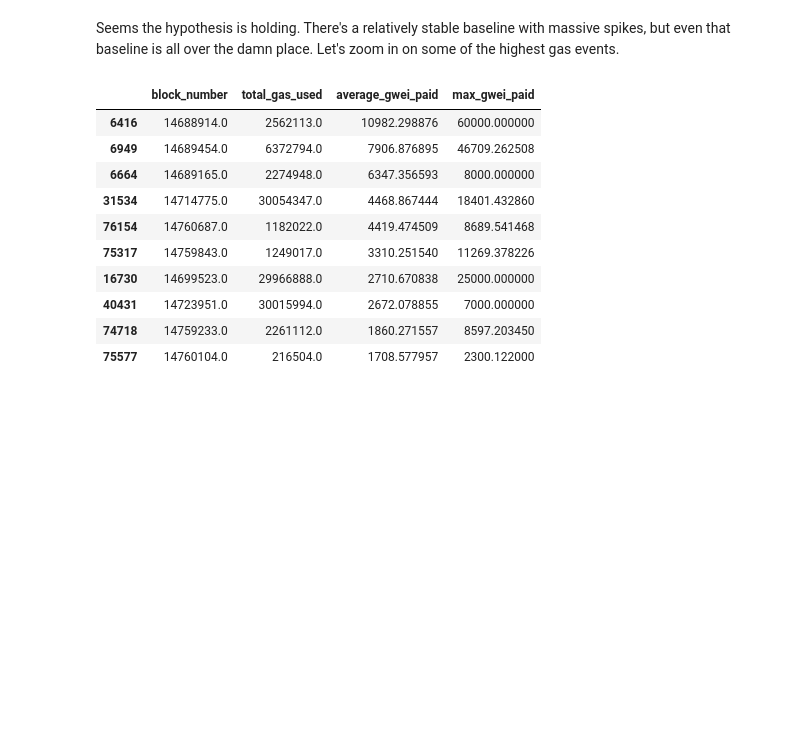
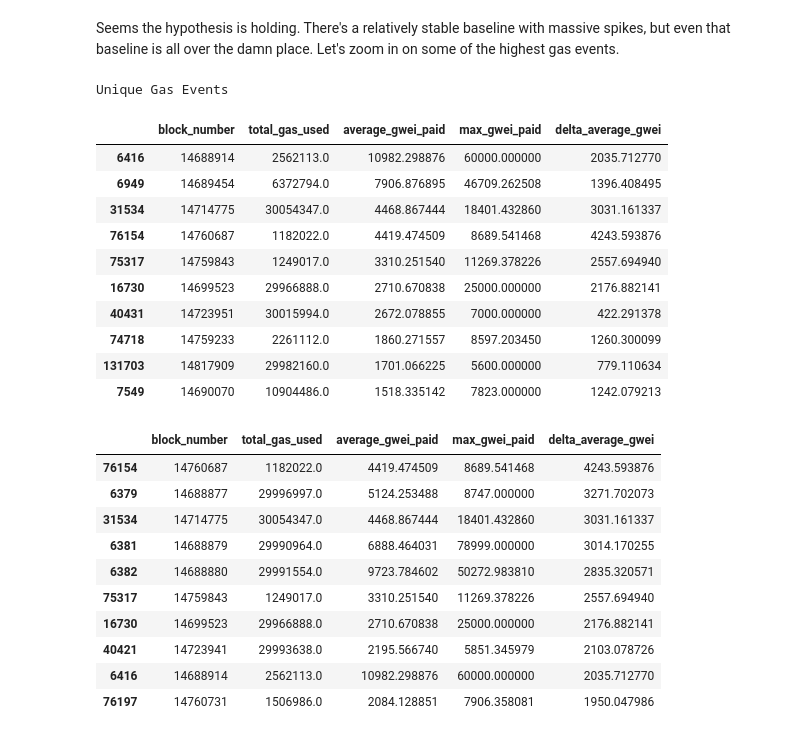
Before and after one commit to kalverra/crazed-nft-fans, a Jupyter notebook: analysis/gas_trends.ipynb, the cells around one changed output. Cells and saved outputs as stored; diff of their text form; code cells hidden in the pictures; blank space fills up the shorter version.

```diff
--- a/analysis/gas_trends.ipynb
+++ b/analysis/gas_trends.ipynb
@@ -17,40 +17,47 @@ from ydata_profiling import ProfileReport
 
 gas_data = pd.read_csv('2022-04-30-to-2022-06-01.csv')
 gas_data['block_number'] = gas_data['block_number'].astype(int)
-sorted_gas_data = gas_data.sort_values(by="average_gwei_paid", ascending=False)
+gas_data["delta_average_gwei"] = gas_data["average_gwei_paid"].diff()
+gas_data_gwei_sorted = gas_data.sort_values(by="average_gwei_paid", ascending=False)
+gas_data_delta_sorted = gas_data.sort_values(by="delta_average_gwei", ascending=False)
 
 # Uncomment to get a nice HTML overview of the data. The data has already been cleaned, and has a lot of extremes.
 # profile = ProfileReport(ethereum_gas_data, title="Profiling Report")
 # profile.to_notebook_iframe()
+
+## Average Gwei Paid by Block chart
 
 # Calculate the 99th percentile
 percentile_99 = np.percentile(gas_data['average_gwei_paid'], 99)
 
 fig, agpb = plt.subplots(figsize=(12, 6))
 
-# Create the line chart
 line = agpb.plot(gas_data['block_number'], gas_data['average_gwei_paid'], color='black')
 
 # Color points above the 95th percentile
 above_99 = gas_data['average_gwei_paid'] > percentile_99
 agpb.scatter(gas_data.loc[above_99, 'block_number'], gas_data.loc[above_99, 'average_gwei_paid'], color='red', s=5)
 
-# Set labels and title
 agpb.set_xlabel('Block Number')
 agpb.set_ylabel('Average Gwei Paid')
 agpb.set_title('Average Gwei Paid by Block')
 
-gas_data["delta_average_gwei"] = gas_data["average_gwei_paid"].diff()
+## Delta Average Gwei Paid by Block chart
 
-# Set the figure size
 fig, delta = plt.subplots(figsize=(12, 6))
 delta.set_xlabel('Block Number')
 delta.set_ylabel('Delta Average Gwei Paid')
 delta.set_title('Delta Average Gwei Paid by Block')
+delta.plot(gas_data['block_number'], gas_data['delta_average_gwei'], color='black')
 
-# Create the line chart
-delta.plot(gas_data['block_number'], gas_data['delta_average_gwei'], color='black')
-# Display the plot
+## Gas Used by Block chart
+
+fig, gas_used = plt.subplots(figsize=(12, 6))
+gas_used.set_xlabel('Block Number')
+gas_used.set_ylabel('Gas Used')
+gas_used.set_title('Gas Used by Block')
+gas_used.plot(gas_data['block_number'], gas_data['total_gas_used'], color='black')
+
 plt.show()
 # %% [output]
 [figure]
@@ -59,34 +67,49 @@ plt.show()
 Seems the hypothesis is holding. There's a relatively stable baseline with massive spikes, but even that baseline is all over the damn place. Let's zoom in on some of the highest gas events.
 # %%
 num_highlighted = 10
-block_buffer = 250
+block_buffer = 500
 highlighted_blocks_list = []
 
 # Build out our highlighted blocks, which we want to focus on individual events, and often the largest gas events are
 # highly clustered.
 # Note: I'm pretty sure that this is a naive and inefficient way to do this, but we only need a few highlights, so fuck it.
-for i, high_gas_block in sorted_gas_data.iterrows():
+for i, high_gas_block in gas_data_gwei_sorted.iterrows():
     if not any(abs(high_gas_block['block_number'] - selected_row['block_number']) <= block_buffer for selected_row in highlighted_blocks_list):
         # Add the current row to the selected rows list
         highlighted_blocks_list.append(high_gas_block)
     if len(highlighted_blocks_list) >= num_highlighted:
         break
 
 highlighted_blocks = pd.DataFrame(highlighted_blocks_list)
 highlighted_blocks['block_number'] = highlighted_blocks['block_number'].astype(int)
+print("Unique Gas Events")
 display(highlighted_blocks)
+
+gas_data_delta_sorted.head(10)
 # %% [output]
+Unique Gas Events
-|  | block_number | total_gas_used | average_gwei_paid | max_gwei_paid |
-| 6416 | 14688914.0 | 2562113.0 | 10982.298876 | 60000.000000 |
-| 6949 | 14689454.0 | 6372794.0 | 7906.876895 | 46709.262508 |
-| 6664 | 14689165.0 | 2274948.0 | 6347.356593 | 8000.000000 |
-| 31534 | 14714775.0 | 30054347.0 | 4468.867444 | 18401.432860 |
-| 76154 | 14760687.0 | 1182022.0 | 4419.474509 | 8689.541468 |
-| 75317 | 14759843.0 | 1249017.0 | 3310.251540 | 11269.378226 |
-| 16730 | 14699523.0 | 29966888.0 | 2710.670838 | 25000.000000 |
-| 40431 | 14723951.0 | 30015994.0 | 2672.078855 | 7000.000000 |
-| 74718 | 14759233.0 | 2261112.0 | 1860.271557 | 8597.203450 |
-| 75577 | 14760104.0 | 216504.0 | 1708.577957 | 2300.122000 |
+|  | block_number | total_gas_used | average_gwei_paid | max_gwei_paid | delta_average_gwei |
+| 6416 | 14688914 | 2562113.0 | 10982.298876 | 60000.000000 | 2035.712770 |
+| 6949 | 14689454 | 6372794.0 | 7906.876895 | 46709.262508 | 1396.408495 |
+| 31534 | 14714775 | 30054347.0 | 4468.867444 | 18401.432860 | 3031.161337 |
+| 76154 | 14760687 | 1182022.0 | 4419.474509 | 8689.541468 | 4243.593876 |
+| 75317 | 14759843 | 1249017.0 | 3310.251540 | 11269.378226 | 2557.694940 |
+| 16730 | 14699523 | 29966888.0 | 2710.670838 | 25000.000000 | 2176.882141 |
+| 40431 | 14723951 | 30015994.0 | 2672.078855 | 7000.000000 | 422.291378 |
+| 74718 | 14759233 | 2261112.0 | 1860.271557 | 8597.203450 | 1260.300099 |
+| 131703 | 14817909 | 29982160.0 | 1701.066225 | 5600.000000 | 779.110634 |
+| 7549 | 14690070 | 10904486.0 | 1518.335142 | 7823.000000 | 1242.079213 |
+|  | block_number | total_gas_used | average_gwei_paid | max_gwei_paid | delta_average_gwei |
+| 76154 | 14760687 | 1182022.0 | 4419.474509 | 8689.541468 | 4243.593876 |
+| 6379 | 14688877 | 29996997.0 | 5124.253488 | 8747.000000 | 3271.702073 |
+| 31534 | 14714775 | 30054347.0 | 4468.867444 | 18401.432860 | 3031.161337 |
+| 6381 | 14688879 | 29990964.0 | 6888.464031 | 78999.000000 | 3014.170255 |
+| 6382 | 14688880 | 29991554.0 | 9723.784602 | 50272.983810 | 2835.320571 |
+| 75317 | 14759843 | 1249017.0 | 3310.251540 | 11269.378226 | 2557.694940 |
+| 16730 | 14699523 | 29966888.0 | 2710.670838 | 25000.000000 | 2176.882141 |
+| 40421 | 14723941 | 29993638.0 | 2195.566740 | 5851.345979 | 2103.078726 |
+| 6416 | 14688914 | 2562113.0 | 10982.298876 | 60000.000000 | 2035.712770 |
+| 76197 | 14760731 | 1506986.0 | 2084.128851 | 7906.358081 | 1950.047986 |
 # %%
 fig, highlight_ax = plt.subplots(nrows=num_highlighted//2, ncols=2, figsize=(13, num_highlighted*4))
 
```
Also changed, not shown: parts of 4 cells of this notebook.
